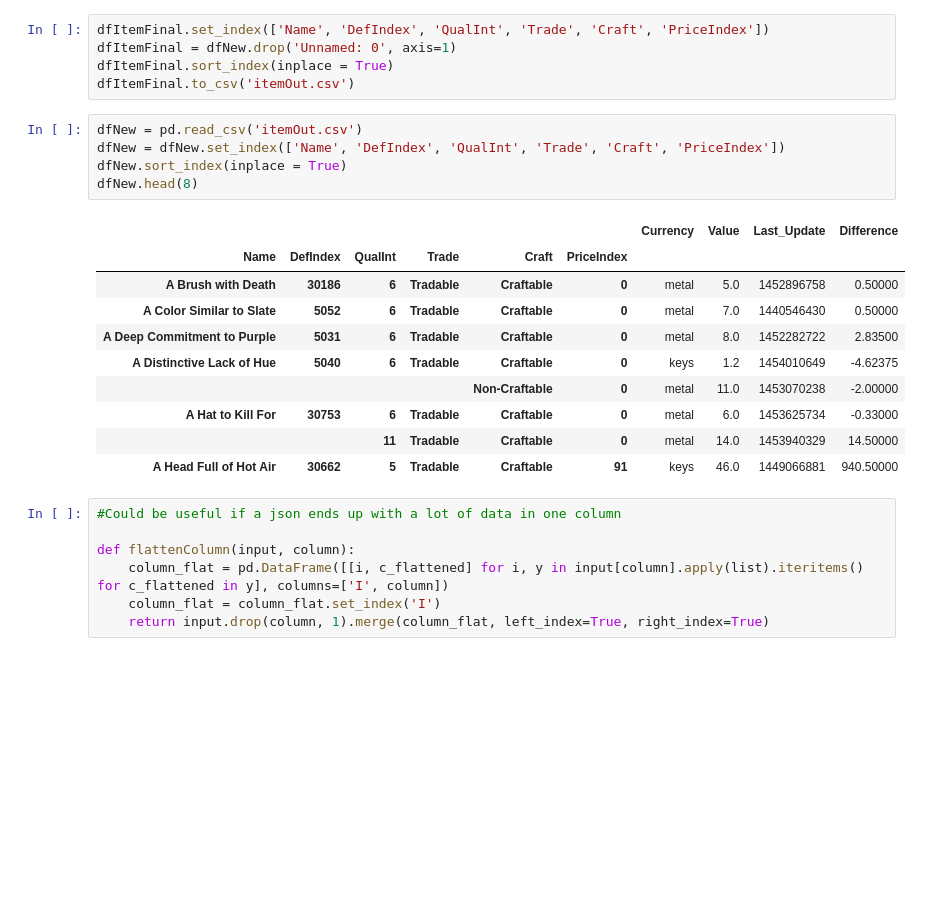
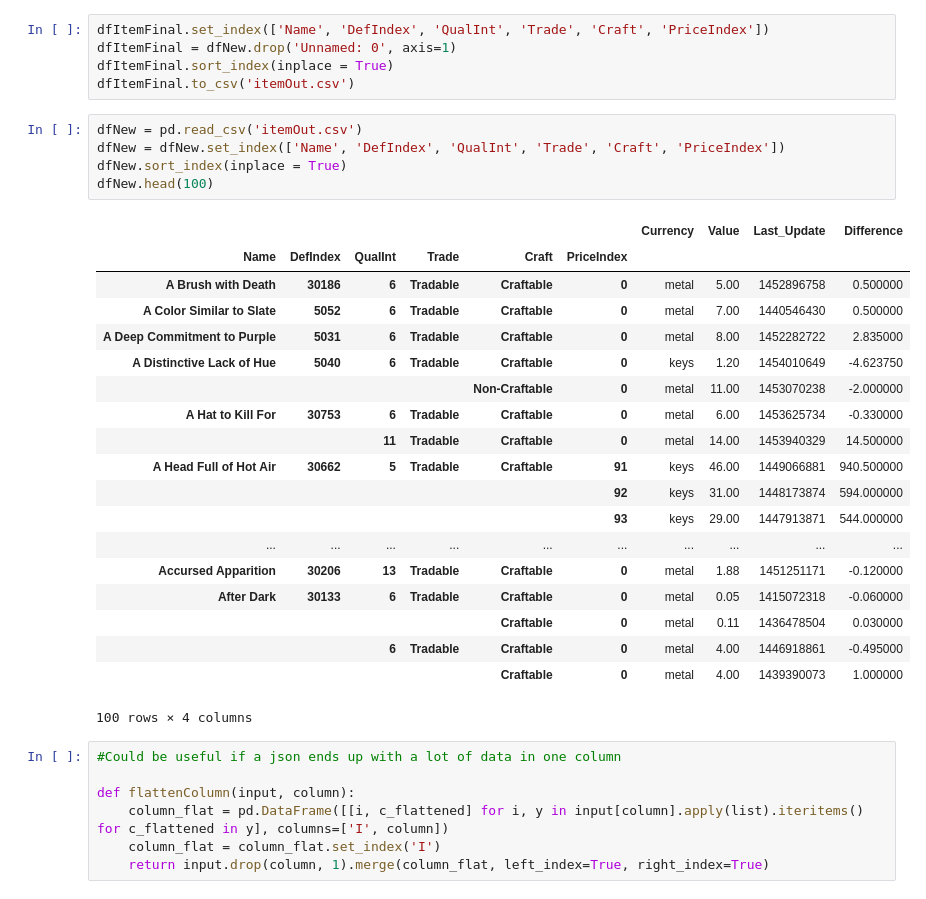
Before and after one commit to NithinPerumal/SteamMarketAnalysis, a Jupyter notebook: IPython Notebook/backpack.tf load item data.ipynb, the cells around one changed output. Saved outputs shown, nothing was run; the diff lists cells and outputs as text; blank space fills up the shorter version.

```diff
--- a/IPython Notebook/backpack.tf load item data.ipynb
+++ b/IPython Notebook/backpack.tf load item data.ipynb
@@ -104,19 +106,28 @@ dfItemFinal.to_csv('itemOut.csv')
 # %%
 dfNew = pd.read_csv('itemOut.csv')
 dfNew = dfNew.set_index(['Name', 'DefIndex', 'QualInt', 'Trade', 'Craft', 'PriceIndex'])
 dfNew.sort_index(inplace = True)
-dfNew.head(8)
+dfNew.head(100)
 # %% [output]
 |  |  |  |  |  |  | Currency | Value | Last_Update | Difference |
 | Name | DefIndex | QualInt | Trade | Craft | PriceIndex |  |  |  |  |
-| A Brush with Death | 30186 | 6 | Tradable | Craftable | 0 | metal | 5.0 | 1452896758 | 0.50000 |
-| A Color Similar to Slate | 5052 | 6 | Tradable | Craftable | 0 | metal | 7.0 | 1440546430 | 0.50000 |
-| A Deep Commitment to Purple | 5031 | 6 | Tradable | Craftable | 0 | metal | 8.0 | 1452282722 | 2.83500 |
-| A Distinctive Lack of Hue | 5040 | 6 | Tradable | Craftable | 0 | keys | 1.2 | 1454010649 | -4.62375 |
-|  |  |  |  | Non-Craftable | 0 | metal | 11.0 | 1453070238 | -2.00000 |
-| A Hat to Kill For | 30753 | 6 | Tradable | Craftable | 0 | metal | 6.0 | 1453625734 | -0.33000 |
-|  |  | 11 | Tradable | Craftable | 0 | metal | 14.0 | 1453940329 | 14.50000 |
-| A Head Full of Hot Air | 30662 | 5 | Tradable | Craftable | 91 | keys | 46.0 | 1449066881 | 940.50000 |
+| A Brush with Death | 30186 | 6 | Tradable | Craftable | 0 | metal | 5.00 | 1452896758 | 0.500000 |
+| A Color Similar to Slate | 5052 | 6 | Tradable | Craftable | 0 | metal | 7.00 | 1440546430 | 0.500000 |
+| A Deep Commitment to Purple | 5031 | 6 | Tradable | Craftable | 0 | metal | 8.00 | 1452282722 | 2.835000 |
+| A Distinctive Lack of Hue | 5040 | 6 | Tradable | Craftable | 0 | keys | 1.20 | 1454010649 | -4.623750 |
+|  |  |  |  | Non-Craftable | 0 | metal | 11.00 | 1453070238 | -2.000000 |
+| A Hat to Kill For | 30753 | 6 | Tradable | Craftable | 0 | metal | 6.00 | 1453625734 | -0.330000 |
+|  |  | 11 | Tradable | Craftable | 0 | metal | 14.00 | 1453940329 | 14.500000 |
+| A Head Full of Hot Air | 30662 | 5 | Tradable | Craftable | 91 | keys | 46.00 | 1449066881 | 940.500000 |
+|  |  |  |  |  | 92 | keys | 31.00 | 1448173874 | 594.000000 |
+|  |  |  |  |  | 93 | keys | 29.00 | 1447913871 | 544.000000 |
+| ... | ... | ... | ... | ... | ... | ... | ... | ... | ... |
+| Accursed Apparition | 30206 | 13 | Tradable | Craftable | 0 | metal | 1.88 | 1451251171 | -0.120000 |
+| After Dark | 30133 | 6 | Tradable | Craftable | 0 | metal | 0.05 | 1415072318 | -0.060000 |
+|  |  |  |  | Craftable | 0 | metal | 0.11 | 1436478504 | 0.030000 |
+|  |  | 6 | Tradable | Craftable | 0 | metal | 4.00 | 1446918861 | -0.495000 |
+|  |  |  |  | Craftable | 0 | metal | 4.00 | 1439390073 | 1.000000 |
+100 rows × 4 columns
 # %%
 #Could be useful if a json ends up with a lot of data in one column
 
```
Also changed, not shown: parts of 1 cell of this notebook.
